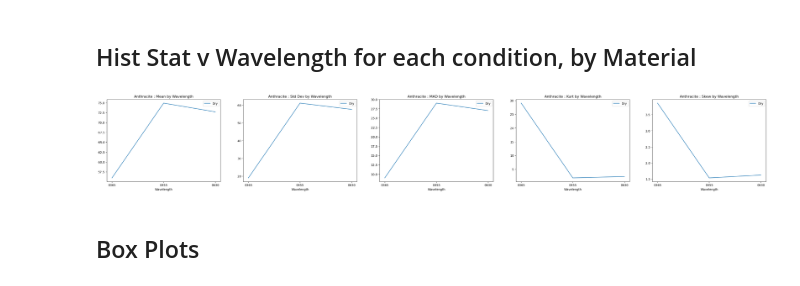
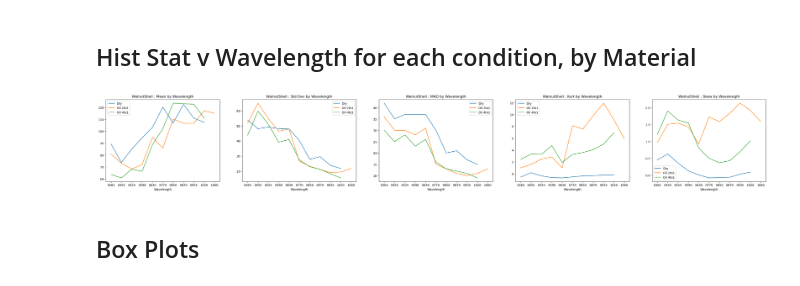
Before and after one commit to jfan14mc/Sand-Image-Anaylsis, a Jupyter notebook: imageTesting.ipynb, the cells around one changed output. Saved outputs shown, nothing was run; the diff lists cells and outputs as text; code cells hidden in the pictures.

```diff
--- a/imageTesting.ipynb
+++ b/imageTesting.ipynb
@@ -379,6 +395,13 @@ for wave in waves:
 ## Hist Stat v Wavelength for each condition, by Material
 # %%
 #histogram statistic profiles
+
+# User input
+material = "WalnutShell"
+
+#Path to SandImages folder
+base = '/Users/fanjx1/Documents/SandImages'
+
 
 def statList(image):
     return [np.mean(image, axis=(0, 1)).round(2),
@@ -387,66 +410,56 @@ def statList(image):
             round(scipy.stats.kurtosis(image, axis = (0,1)),2),
             round(scipy.stats.skew(image, axis = (0,1)),2)]
 
+
 def ioOpen(image):
     return io.imread(image)
 
-def conditionList(addr):
+
+def conditionList(search):
      conds = []
      addresses = glob.glob(search)
      for address in addresses:
           conds.append(os.path.dirname(address))
      return [*np.unique(conds)]
 
 
-# User input
-material = "Anthracite"
-
-#finding the wavelengths present in the folder
-base = '/Users/fanjx1/Documents/SandImages/'
-search = os.path.join(base, 'Composites', '*' + material + '*', '*')
-conditions = conditionList(search)
+searchPath = os.path.join(base, 'Composites', '*' + material + '*', '*')
+conditions = conditionList(searchPath)
 stats = {}
-#display(conditions)
 
 fig, axs = plt.subplots(1,5, figsize = (40,5))
 
+#For each condition, find the and sort the wavelengths present
 for condition in conditions:
-     wavesInCond = glob.glob(os.path.join(condition, '*'))
-     wavesInCond.sort()
-     condName = os.path.basename(condition).partition('-')[2]
-     #display(condName)
+     wavelengthsInCondition = glob.glob(os.path.join(condition, '*'))
+     wavelengthsInCondition.sort()
 
 
-     for wave in wavesInCond:
-          #display(wave)
-          waveName = os.path.basename(wave)[:4]
-          stats[waveName] = statList(ioOpen(wave))
+     #Get the statistics for each wavelength and store them in a dictionary
+     for wavelength in wavelengthsInCondition:
+          wave = os.path.basename(wavelength)[:4]
+          stats[wave] = statList(ioOpen(wavelength))
 
+     #Create dataframe that will be graphed from and resets the dictonary for the next statistic
      statIndex = ['Mean', 'Std Dev', 'MAD', 'Kurt', 'Skew']
-     statComparison = pd.DataFrame(stats, index = statIndex)
+     combName = os.path.basename(condition) #A combination is a condition (dry/water/oil...) and a material (walnut shell/glass beads/anthracite...)
+     statData = pd.DataFrame(stats, index = statIndex)
+     stats.clear()
+
+     #Plotting the respective statistics by wavelength profile on each axis for the given condition
      statCount = 0
-
      for stat in statIndex:
-          #display(stat)
-          #display(statComparison.loc[stat])
           axs[statCount].set_title(material + ' : ' + stat + ' by Wavelength')
-          axs[statCount].plot(statComparison.loc[stat], label = condName)
+          axs[statCount].plot(statData.loc[stat], label = combName.partition('-')[2])
+          axs[statCount].legend(loc='best')
+          axs[statCount].xaxis.set_label_text('Wavelength')
           statCount += 1
 
-     for number in [*range(statCount)]:
-          axs[number].legend(loc='best')
-          axs[number].xaxis.set_label_text('Wavelength')
-
-     stats.clear()
-
-
-
-
-materialName = os.path.basename(os.path.dirname(wave)).partition('-')[0]
+materialName = combName.partition('-')[0]
 pictureName = material + 'StatisticsProfiles.png'
 fig.savefig(os.path.join(base, 'ImageStatistics', materialName, pictureName), bbox_inches= 'tight')
 # %% [output]
-[figure, old version]
+[figure, new version]
 # %% [markdown]
 ## Box Plots
 # %%
```
Also changed, not shown: parts of 11 cells of this notebook.
